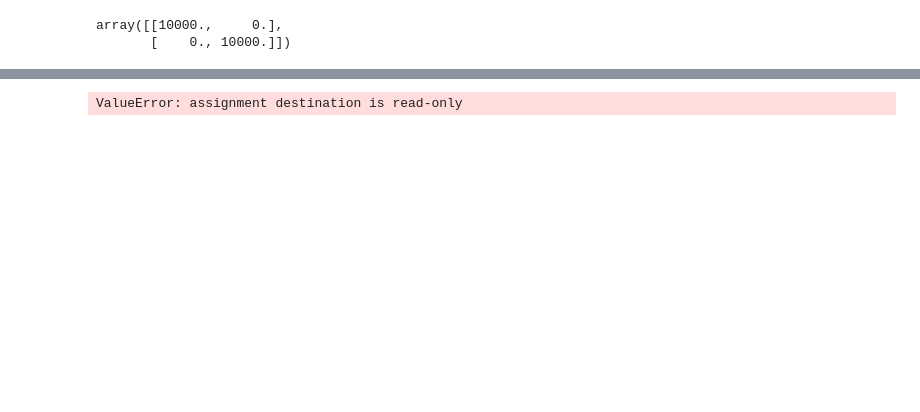
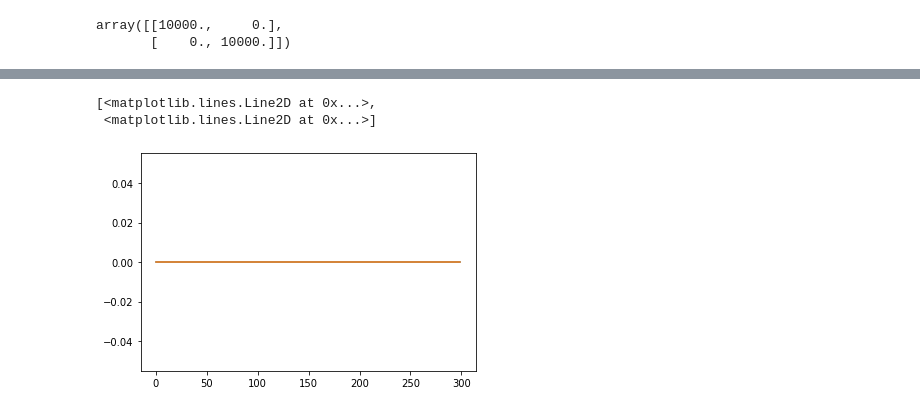
Before and after one commit to marcosamaris/links_states_prediction_LSTM, a Jupyter notebook: minimos_quadrados.ipynb, the cells around one changed output, grey strips where cells are left out. Saved outputs shown, nothing was run; the diff lists cells and outputs as text; code cells hidden in the pictures; blank space fills up the shorter version.

```diff
--- a/minimos_quadrados.ipynb
+++ b/minimos_quadrados.ipynb
@@ -115,5 +132,4 @@ array([[0., 0.]])
 # %%
 k = np.zeros((2,1)) #ganhos de correção
-k = k.T #registro dos ganhos
 k
 # %% [output]
@@ -122,0 +138,3 @@ K = k.T
+# %%
+K = np.zeros((N,2)) #registro dos ganhos
+K
@@ -123,4 +159,5 @@ K = k.T
 # %%
-sigma = np.diagonal(P).T; #Variancias
+sigma = np.zeros((N,2))
+sigma[0, :] = np.diagonal(P).T; #Variancias
 sigma
 # %% [output]
@@ -130,13 +185,18 @@ labda = .95   #fator de esquecimento
 # %%
-for t in range(2,N):
+for t in range(1,N):
     # Estimador de MQ recursivo
     phi = np.array([[y[t-1]], [x[t-1]]]) # Regressores
     k= P*phi/(phi.T*P*phi+labda) #Atualização dos ganhos
     theta = theta + k*(y[t]-phi.T*theta) #Atualização dos parâmetros
     P = (P - P*phi*phi.T*P/(phi.T*P*phi+labda))/labda   #Atualização da matriz de covariancia
-
-    sigma[t,:] =  np.diagonal(P).T; #Armazena as variancias
+    k = np.diagonal(k)
+    theta = np.diagonal(theta)
+    sigma[t, :] =  np.diagonal(P).T #Armazena as variancias
     THETA[t,:] = theta.T  # Armazena os parametros
     K[t,:] = k.T #Armazena os ganhos
-# %% [output]
-ValueError: assignment destination is read-only
+# %%
+plt.plot(THETA)
+# %% [output]
+[<matplotlib.lines.Line2D at 0x...>,
+ <matplotlib.lines.Line2D at 0x...>]
+[figure, added]
```
Also changed, not shown: parts of 10 cells of this notebook.
